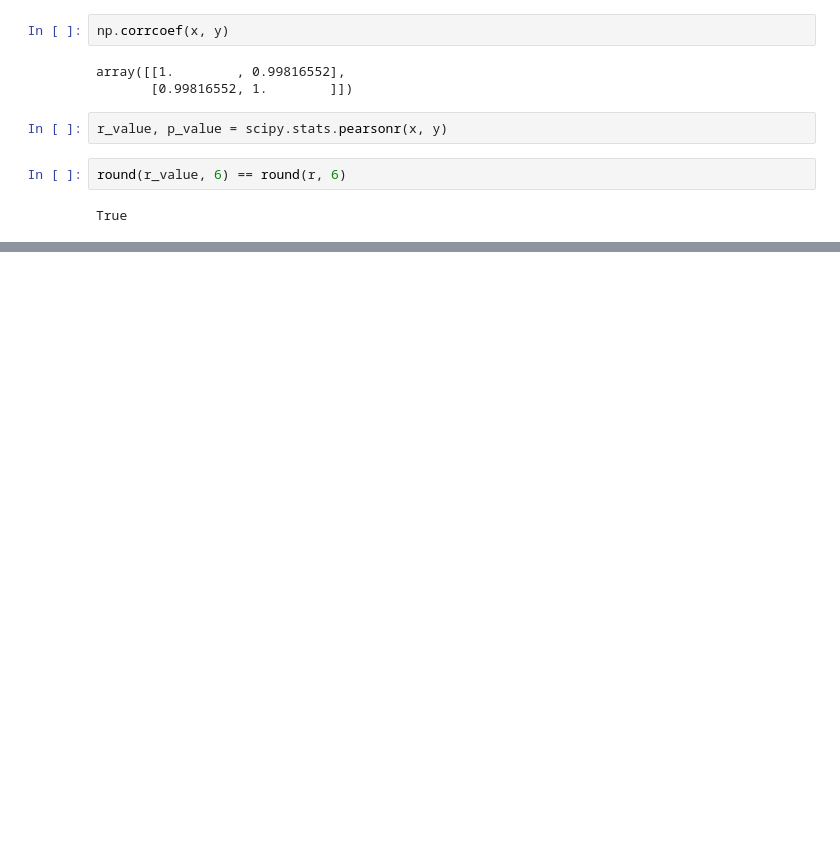
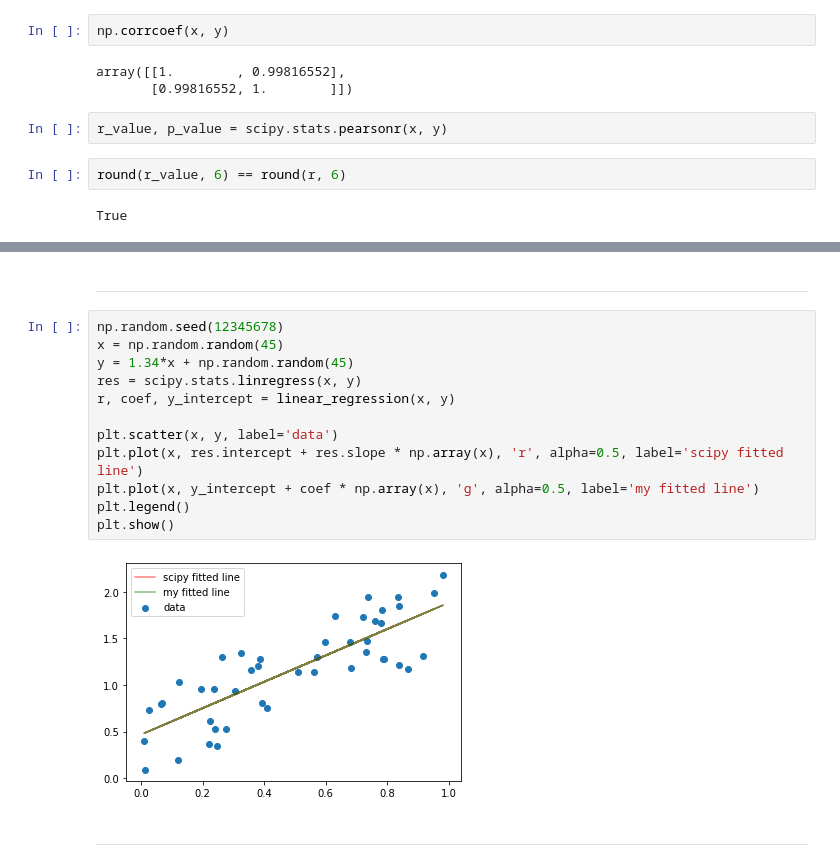
Before and after one commit to willcanniford/python-notes, a Jupyter notebook: machine_learning/linear_regression_from_scratch.ipynb, the cells around one changed output, grey strips where cells are left out. Saved outputs shown, nothing was run; the diff lists cells and outputs as text; blank space fills up the shorter version.

```diff
--- a/machine_learning/linear_regression_from_scratch.ipynb
+++ b/machine_learning/linear_regression_from_scratch.ipynb
@@ -37,0 +83,18 @@ True
+# %% [markdown]
+---
+# %%
+np.random.seed(12345678)
+x = np.random.random(45)
+y = 1.34*x + np.random.random(45)
+res = scipy.stats.linregress(x, y)
+r, coef, y_intercept = linear_regression(x, y)
+
+plt.scatter(x, y, label='data')
+plt.plot(x, res.intercept + res.slope * np.array(x), 'r', alpha=0.5, label='scipy fitted line')
+plt.plot(x, y_intercept + coef * np.array(x), 'g', alpha=0.5, label='my fitted line')
+plt.legend()
+plt.show()
+# %% [output]
+[figure, added]
+# %% [markdown]
+---
```
Also changed, not shown: parts of 14 cells of this notebook.
